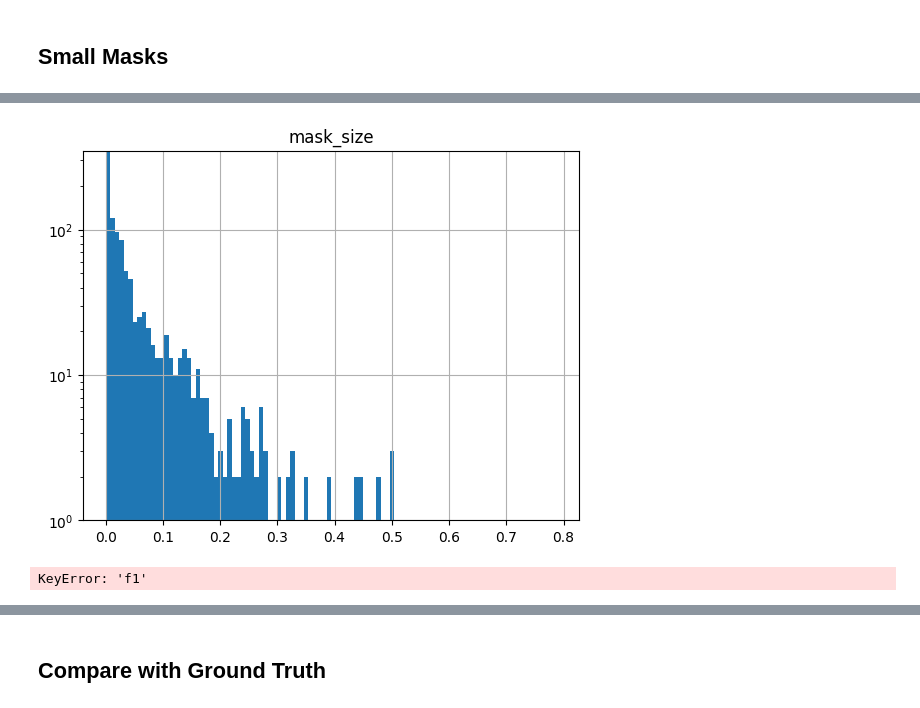
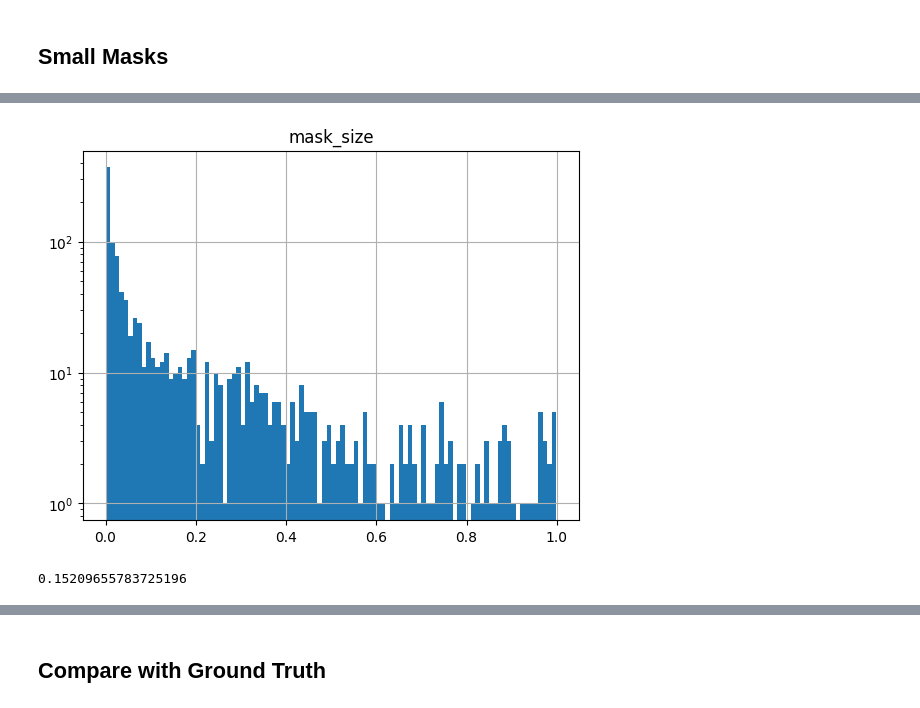
Before and after one commit to simoneangarano/BenchSAM, a Jupyter notebook: notebooks/Analysis.ipynb, the cells around one changed output, grey strips where cells are left out. Saved outputs shown, nothing was run; the diff lists cells and outputs as text; code cells hidden in the pictures.

```diff
--- a/notebooks/Analysis.ipynb
+++ b/notebooks/Analysis.ipynb
@@ -127,32 +147,11 @@ get_summary(cfg)
 # %%
 # Save Summary
 summary = []
-for m in MODES:
-    cfg['MODE'] = m
-    for s in SPARSITIES:
-        cfg['SPARSITY'] = s
-        summary.append(get_summary(cfg))
-
-cfg['MODE'] = ''
-cfg['SPARSITY'] = 0
 for n in MODELS[1:]:
     cfg['MODEL'] = n
     summary.append(get_summary(cfg))
 summary = pd.concat(summary)
 summary.to_pickle(f"analytics/{cfg['EXPERIMENT']}{cfg['DATASET']}_summary.pkl")
-# %%
-# Histograms
-for t in METRICS:
-    cfg['METRIC'] = t
-    for m in MODES:
-        cfg['MODE'] = m
-        summary = []
-        for s in SPARSITIES:
-            cfg['SPARSITY'] = s
-            summary.append(get_summary(cfg))
-        summary = pd.concat(summary)
-        get_hists(summary, cfg, save=True, plot=True)
-plt.clf()
 # %%
 cfg['MODE'] = ''
 cfg['SPARSITY'] = 0
@@ -397,13 +414,13 @@ print(len(min_iou[min_iou['mask_size_diff'] > 0.5]) / len(min_iou) * 100)
 # %%
 min_iou.hist(column='mask_size', bins=100)
 plt.semilogy()
-plt.ylim(1, 350)
+#plt.ylim(1, 350)
 plt.show()
+min_iou['mask_size'].mean()
 # %% [output]
-[figure, old version]
+[figure, new version]
+0.15209655783725196
 # %%
 min_iou.sort_values(by=['f1'], ascending=True, inplace=True)
-# %% [output]
-KeyError: 'f1'
 # %%
 show_samples(pie_df=min_iou, target_df=df_0, pred_df=df_s, cfg=cfg, prompt_zoom=False, thr=50, n=10, random=True, save=False, zoom=True)
```
Also changed, not shown: parts of 35 cells of this notebook, 6 other files.
